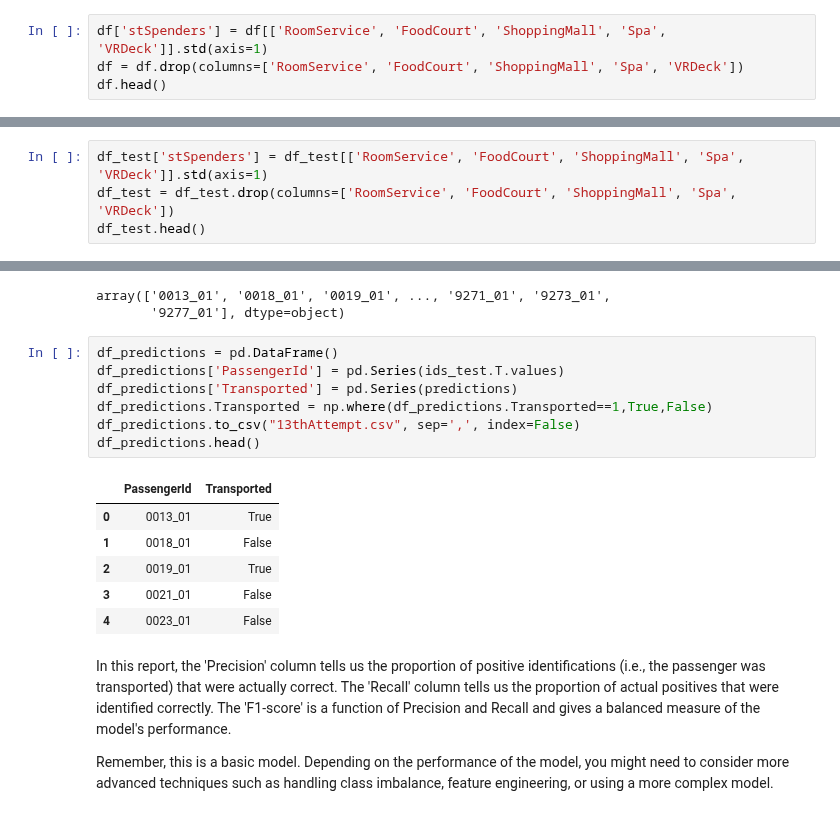
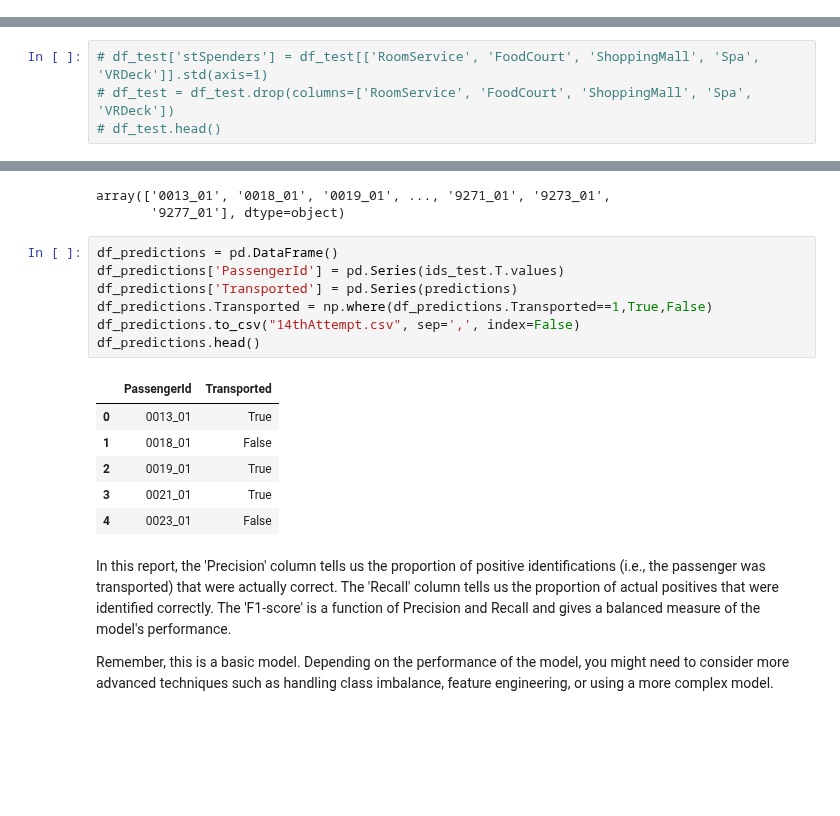
Before and after one commit to Sadeqsoli/SpaceTitanicSurvivors, a Jupyter notebook: spacetitanicsurvivors.ipynb, the cells around one changed output, grey strips where cells are left out. Saved outputs shown, nothing was run; the diff lists cells and outputs as text; blank space fills up the shorter version.

```diff
--- a/spacetitanicsurvivors.ipynb
+++ b/spacetitanicsurvivors.ipynb
@@ -173,7 +173,3 @@ df.head()
 | 2 | 0003_01 | 2 | 0 | 0 | 3 | 1 | 1 | 43.0 | 3576.0 | ... |
 | 3 | 0003_02 | 2 | 0 | 0 | 3 | 1 | 0 | 0.0 | 1283.0 | ... |
 | 4 | 0004_01 | 1 | 0 | 1 | 3 | 1 | 0 | 303.0 | 70.0 | ... |
-# %%
-df['stSpenders'] = df[['RoomService', 'FoodCourt', 'ShoppingMall', 'Spa', 'VRDeck']].std(axis=1)
-df = df.drop(columns=['RoomService', 'FoodCourt', 'ShoppingMall', 'Spa', 'VRDeck'])
-df.head()
@@ -441,6 +429,6 @@ Data columns (total 15 columns):
 dtypes: Int64(5), float64(5), int64(3), object(2)
 memory usage: 522.2+ KB
 # %%
-df_test['stSpenders'] = df_test[['RoomService', 'FoodCourt', 'ShoppingMall', 'Spa', 'VRDeck']].std(axis=1)
-df_test = df_test.drop(columns=['RoomService', 'FoodCourt', 'ShoppingMall', 'Spa', 'VRDeck'])
-df_test.head()
+# df_test['stSpenders'] = df_test[['RoomService', 'FoodCourt', 'ShoppingMall', 'Spa', 'VRDeck']].std(axis=1)
+# df_test = df_test.drop(columns=['RoomService', 'FoodCourt', 'ShoppingMall', 'Spa', 'VRDeck'])
+# df_test.head()
@@ -519,16 +500,16 @@ array(['0013_01', '0018_01', '0019_01', ..., '9271_01', '9273_01',
 # %%
 df_predictions = pd.DataFrame()
 df_predictions['PassengerId'] = pd.Series(ids_test.T.values)
 df_predictions['Transported'] = pd.Series(predictions)
 df_predictions.Transported = np.where(df_predictions.Transported==1,True,False)
-df_predictions.to_csv("13thAttempt.csv", sep=',', index=False)
+df_predictions.to_csv("14thAttempt.csv", sep=',', index=False)
 df_predictions.head()
 # %% [output]
 |  | PassengerId | Transported |
 | 0 | 0013_01 | True |
 | 1 | 0018_01 | False |
 | 2 | 0019_01 | True |
-| 3 | 0021_01 | False |
+| 3 | 0021_01 | True |
 | 4 | 0023_01 | False |
 # %% [markdown]
 In this report, the 'Precision' column tells us the proportion of positive identifications (i.e., the passenger was transported) that were actually correct. The 'Recall' column tells us the proportion of actual positives that were identified correctly. The 'F1-score' is a function of Precision and Recall and gives a balanced measure of the model's performance.
```
Also changed, not shown: parts of 10 cells of this notebook.
